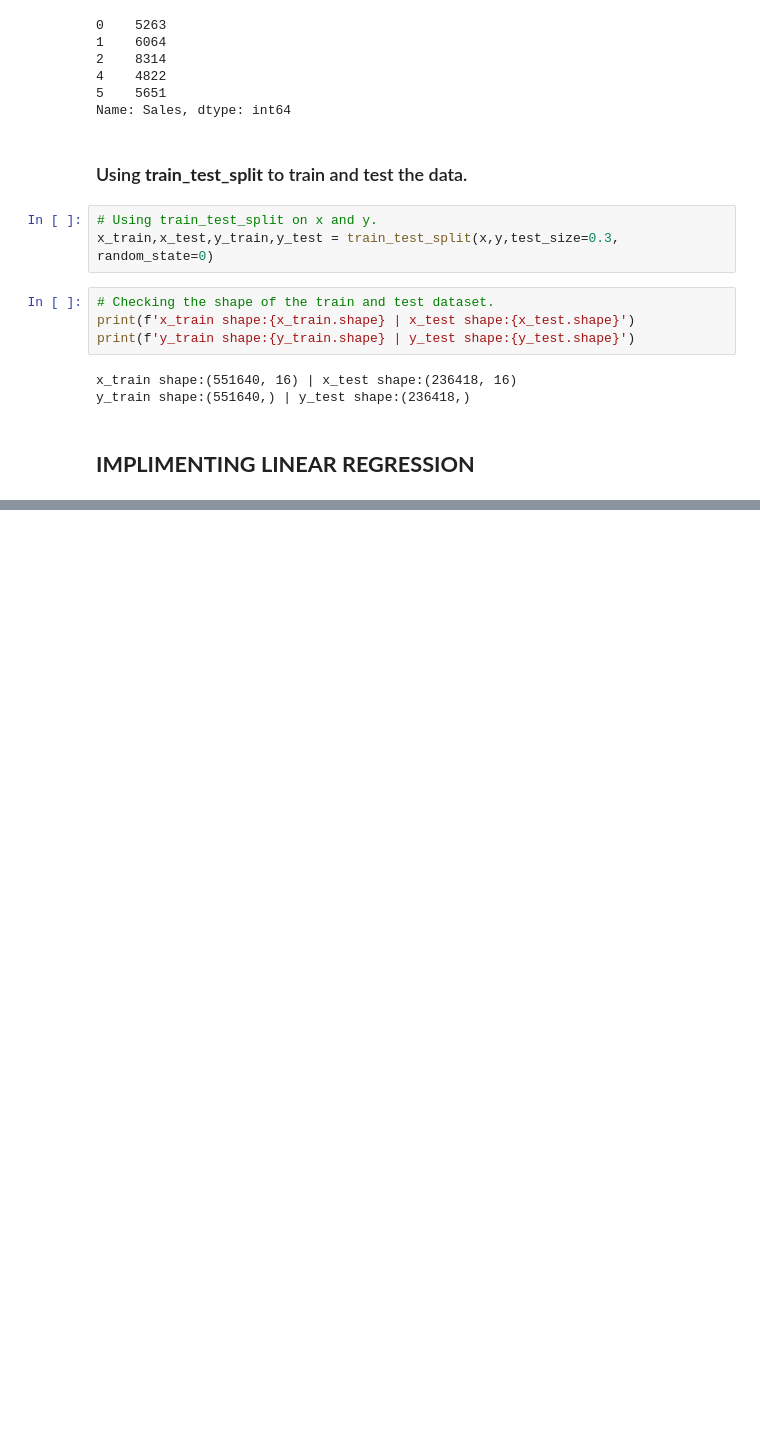
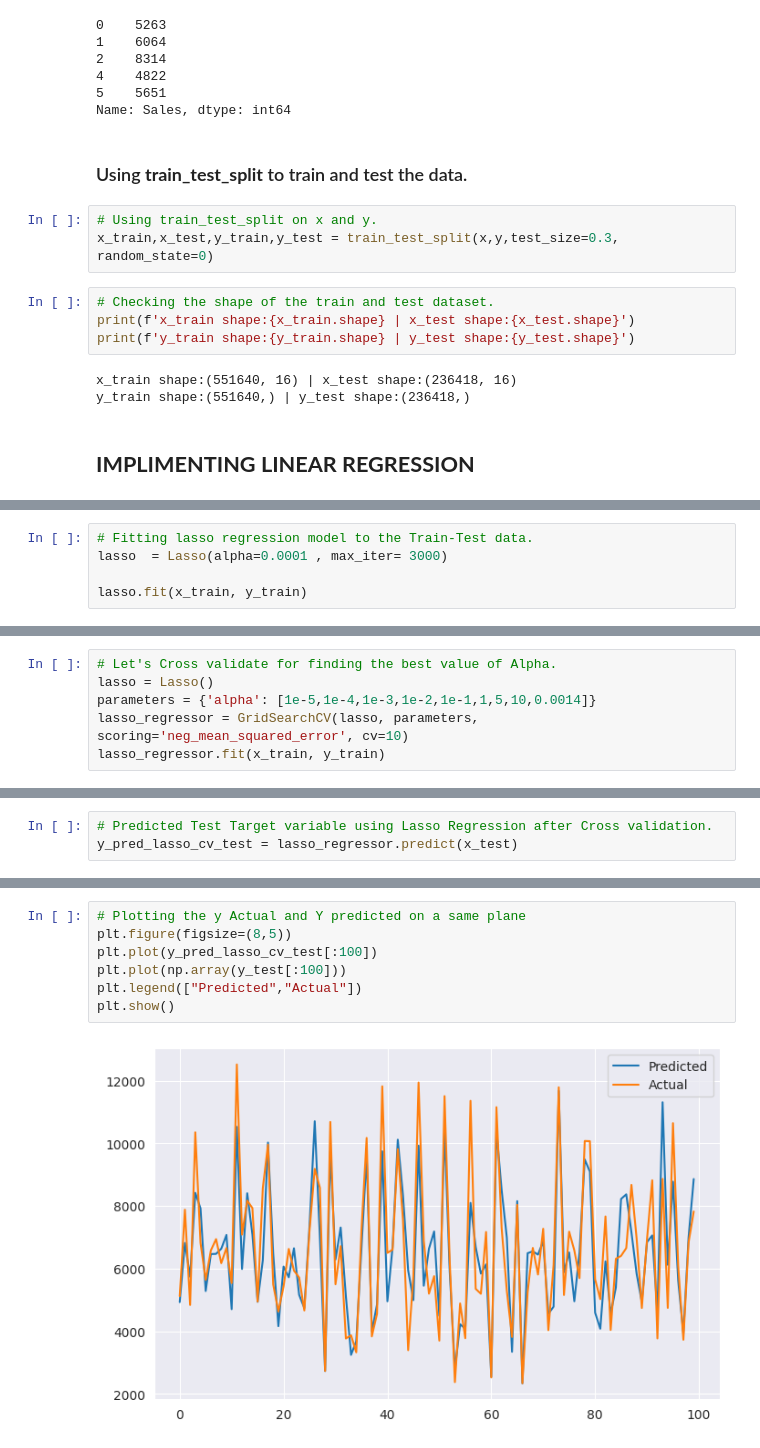
Before and after one commit to RPSahoo219/Regression_Analysis_on_Retail_Sales_Prediction, a Jupyter notebook: Retail_Sales_Prediction.ipynb, the cells around one changed output, grey strips where cells are left out. Drawn from its saved outputs; the diff is of its cells as text; blank space fills up the shorter version.

```diff
--- a/Retail_Sales_Prediction.ipynb
+++ b/Retail_Sales_Prediction.ipynb
@@ -1021,0 +1173,5 @@ y_train shape:(551640,) | y_test shape:(236418,)
+# %%
+# Fitting lasso regression model to the Train-Test data.
+lasso  = Lasso(alpha=0.0001 , max_iter= 3000)
+
+lasso.fit(x_train, y_train)
@@ -1021,0 +1215,6 @@ y_train shape:(551640,) | y_test shape:(236418,)
+# %%
+# Let's Cross validate for finding the best value of Alpha.
+lasso = Lasso()
+parameters = {'alpha': [1e-5,1e-4,1e-3,1e-2,1e-1,1,5,10,0.0014]}
+lasso_regressor = GridSearchCV(lasso, parameters, scoring='neg_mean_squared_error', cv=10)
+lasso_regressor.fit(x_train, y_train)
@@ -1021,0 +1257,3 @@ y_train shape:(551640,) | y_test shape:(236418,)
+# %%
+# Predicted Test Target variable using Lasso Regression after Cross validation.
+y_pred_lasso_cv_test = lasso_regressor.predict(x_test)
@@ -1021,0 +1278,9 @@ y_train shape:(551640,) | y_test shape:(236418,)
+# %%
+# Plotting the y Actual and Y predicted on a same plane
+plt.figure(figsize=(8,5))
+plt.plot(y_pred_lasso_cv_test[:100])
+plt.plot(np.array(y_test[:100]))
+plt.legend(["Predicted","Actual"])
+plt.show()
+# %% [output]
+[figure, added]
```
Also changed, not shown: parts of 55 cells of this notebook.
